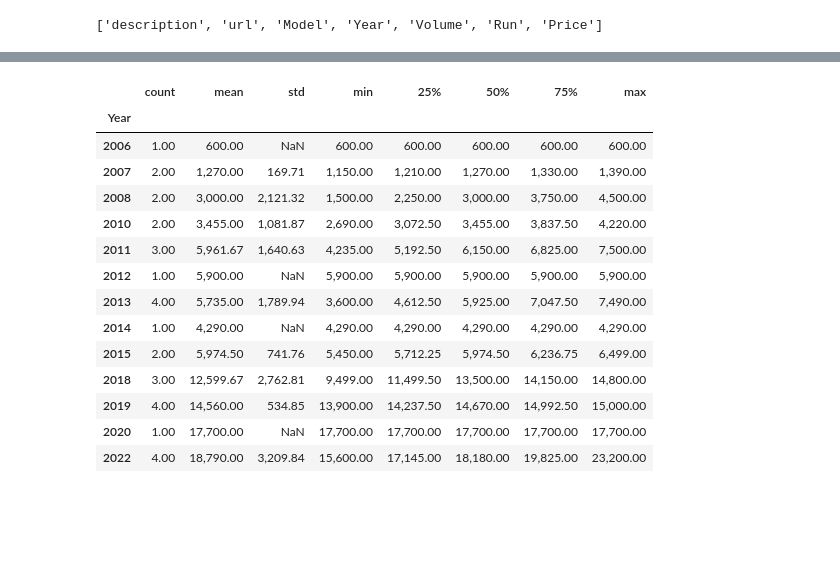
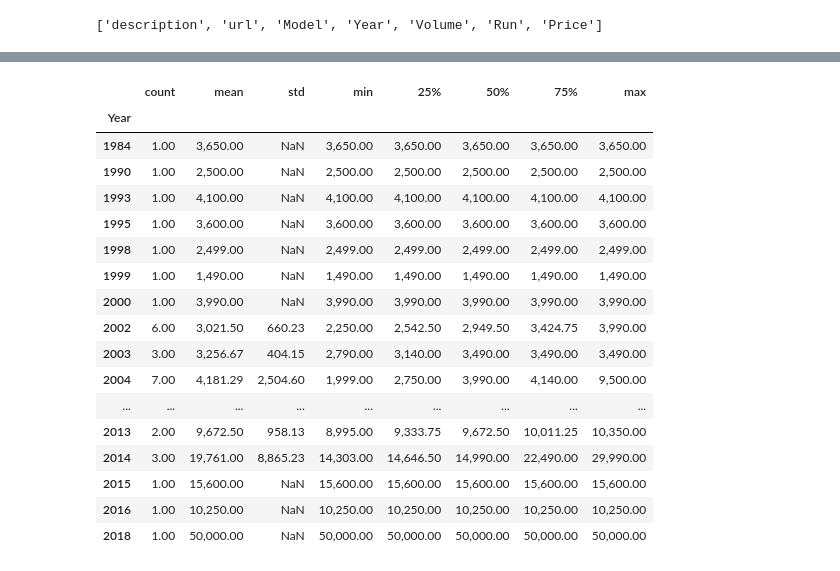
Before and after one commit to uktukt/SGT, a Jupyter notebook: sgt_20221020_beautifulsoup_hw_bmw.ipynb, the cells around one changed output, grey strips where cells are left out. Cells and saved outputs as stored; diff of their text form; code cells hidden in the pictures; blank space fills up the shorter version.

```diff
--- a/sgt_20221020_beautifulsoup_hw_bmw.ipynb
+++ b/sgt_20221020_beautifulsoup_hw_bmw.ipynb
@@ -118,12 +117,11 @@ idf.to_csv("cars_dacia_20221023.csv")
 # %%
-dacia_df = pd.read_csv(r"C:\Users\dovil\Desktop\she goes tech\SGT\cars_dacia_20221023.csv")
-dacia_df_ed = dacia_df.copy
+bmw_df = pd.read_csv(r"C:\Users\dovil\Desktop\she goes tech\SGT\cars_bmw_20221023.csv")
 # %%
-dacia_df['Price'] = dacia_df['Price'].str.replace("€","")
-dacia_df['Price'] = dacia_df['Price'].str.replace(",","")
-dacia_df.Price.head()
-dacia_df['Price'] = pd.to_numeric(dacia_df['Price'], errors='coerce')
+bmw_df['Price'] = bmw_df['Price'].str.replace("€","")
+bmw_df['Price'] = bmw_df['Price'].str.replace(",","")
+bmw_df.Price.head()
+bmw_df['Price'] = pd.to_numeric(bmw_df['Price'], errors='coerce')
 
 pd.options.display.float_format = '{:,.2f}'.format
-dacia_df['Price'].describe()
+bmw_df['Price'].describe()
 # %% [output]
@@ -139,19 +158,22 @@ Name: Price, dtype: float64
 # %%
-dacia_df.groupby(['Year']).describe()['Price']
+bmw_df.groupby(['Year']).describe()['Price']
 # %% [output]
 |  | count | mean | std | min | 25% | 50% | 75% | max |
 | Year |  |  |  |  |  |  |  |  |
-| 2006 | 1.00 | 600.00 | NaN | 600.00 | 600.00 | 600.00 | 600.00 | 600.00 |
-| 2007 | 2.00 | 1,270.00 | 169.71 | 1,150.00 | 1,210.00 | 1,270.00 | 1,330.00 | 1,390.00 |
-| 2008 | 2.00 | 3,000.00 | 2,121.32 | 1,500.00 | 2,250.00 | 3,000.00 | 3,750.00 | 4,500.00 |
-| 2010 | 2.00 | 3,455.00 | 1,081.87 | 2,690.00 | 3,072.50 | 3,455.00 | 3,837.50 | 4,220.00 |
-| 2011 | 3.00 | 5,961.67 | 1,640.63 | 4,235.00 | 5,192.50 | 6,150.00 | 6,825.00 | 7,500.00 |
-| 2012 | 1.00 | 5,900.00 | NaN | 5,900.00 | 5,900.00 | 5,900.00 | 5,900.00 | 5,900.00 |
-| 2013 | 4.00 | 5,735.00 | 1,789.94 | 3,600.00 | 4,612.50 | 5,925.00 | 7,047.50 | 7,490.00 |
-| 2014 | 1.00 | 4,290.00 | NaN | 4,290.00 | 4,290.00 | 4,290.00 | 4,290.00 | 4,290.00 |
-| 2015 | 2.00 | 5,974.50 | 741.76 | 5,450.00 | 5,712.25 | 5,974.50 | 6,236.75 | 6,499.00 |
-| 2018 | 3.00 | 12,599.67 | 2,762.81 | 9,499.00 | 11,499.50 | 13,500.00 | 14,150.00 | 14,800.00 |
-| 2019 | 4.00 | 14,560.00 | 534.85 | 13,900.00 | 14,237.50 | 14,670.00 | 14,992.50 | 15,000.00 |
-| 2020 | 1.00 | 17,700.00 | NaN | 17,700.00 | 17,700.00 | 17,700.00 | 17,700.00 | 17,700.00 |
-| 2022 | 4.00 | 18,790.00 | 3,209.84 | 15,600.00 | 17,145.00 | 18,180.00 | 19,825.00 | 23,200.00 |
+| 1984 | 1.00 | 3,650.00 | NaN | 3,650.00 | 3,650.00 | 3,650.00 | 3,650.00 | 3,650.00 |
+| 1990 | 1.00 | 2,500.00 | NaN | 2,500.00 | 2,500.00 | 2,500.00 | 2,500.00 | 2,500.00 |
+| 1993 | 1.00 | 4,100.00 | NaN | 4,100.00 | 4,100.00 | 4,100.00 | 4,100.00 | 4,100.00 |
+| 1995 | 1.00 | 3,600.00 | NaN | 3,600.00 | 3,600.00 | 3,600.00 | 3,600.00 | 3,600.00 |
+| 1998 | 1.00 | 2,499.00 | NaN | 2,499.00 | 2,499.00 | 2,499.00 | 2,499.00 | 2,499.00 |
+| 1999 | 1.00 | 1,490.00 | NaN | 1,490.00 | 1,490.00 | 1,490.00 | 1,490.00 | 1,490.00 |
+| 2000 | 1.00 | 3,990.00 | NaN | 3,990.00 | 3,990.00 | 3,990.00 | 3,990.00 | 3,990.00 |
+| 2002 | 6.00 | 3,021.50 | 660.23 | 2,250.00 | 2,542.50 | 2,949.50 | 3,424.75 | 3,990.00 |
+| 2003 | 3.00 | 3,256.67 | 404.15 | 2,790.00 | 3,140.00 | 3,490.00 | 3,490.00 | 3,490.00 |
+| 2004 | 7.00 | 4,181.29 | 2,504.60 | 1,999.00 | 2,750.00 | 3,990.00 | 4,140.00 | 9,500.00 |
+| ... | ... | ... | ... | ... | ... | ... | ... | ... |
+| 2013 | 2.00 | 9,672.50 | 958.13 | 8,995.00 | 9,333.75 | 9,672.50 | 10,011.25 | 10,350.00 |
+| 2014 | 3.00 | 19,761.00 | 8,865.23 | 14,303.00 | 14,646.50 | 14,990.00 | 22,490.00 | 29,990.00 |
+| 2015 | 1.00 | 15,600.00 | NaN | 15,600.00 | 15,600.00 | 15,600.00 | 15,600.00 | 15,600.00 |
+| 2016 | 1.00 | 10,250.00 | NaN | 10,250.00 | 10,250.00 | 10,250.00 | 10,250.00 | 10,250.00 |
+| 2018 | 1.00 | 50,000.00 | NaN | 50,000.00 | 50,000.00 | 50,000.00 | 50,000.00 | 50,000.00 |
 # %%
```
Also changed, not shown: parts of 14 cells of this notebook.
